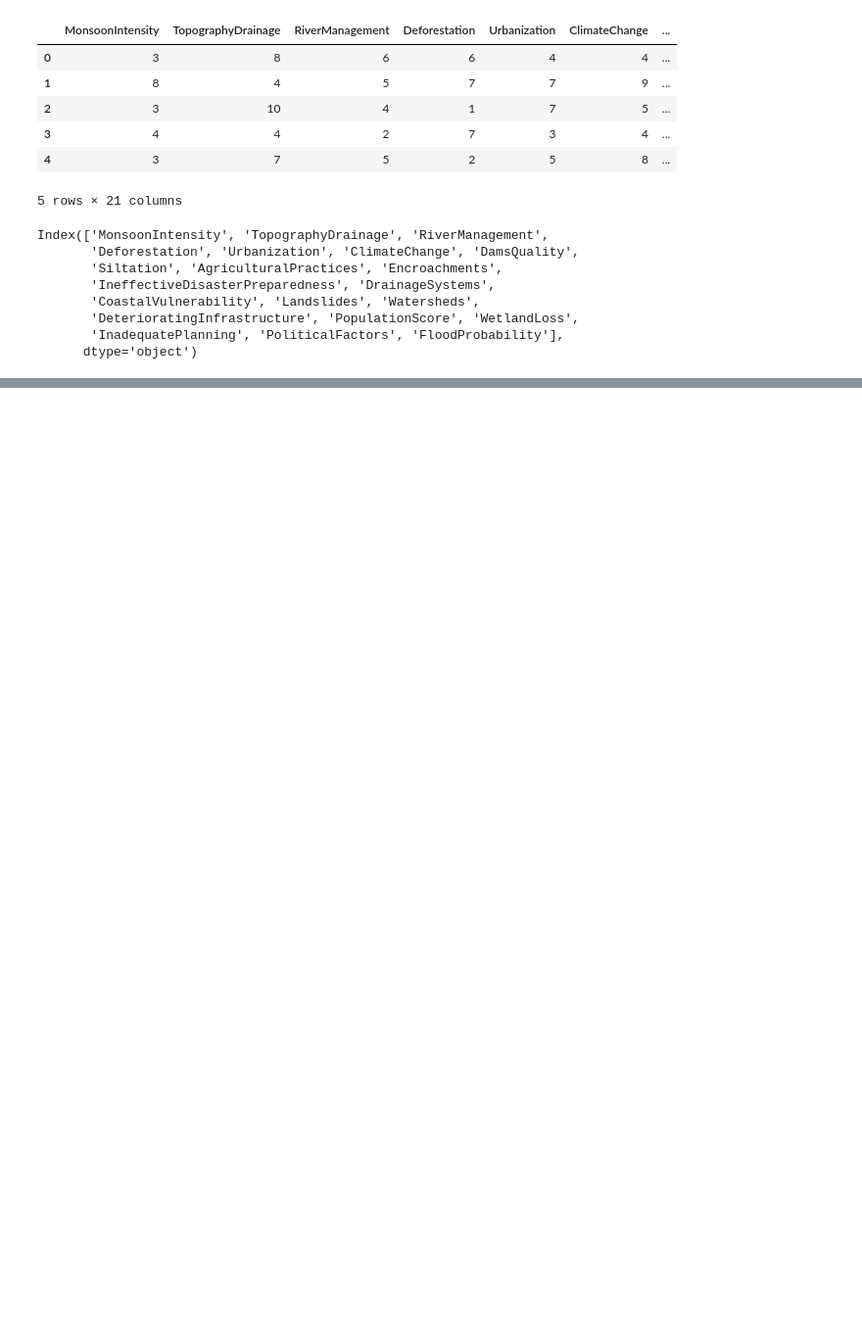
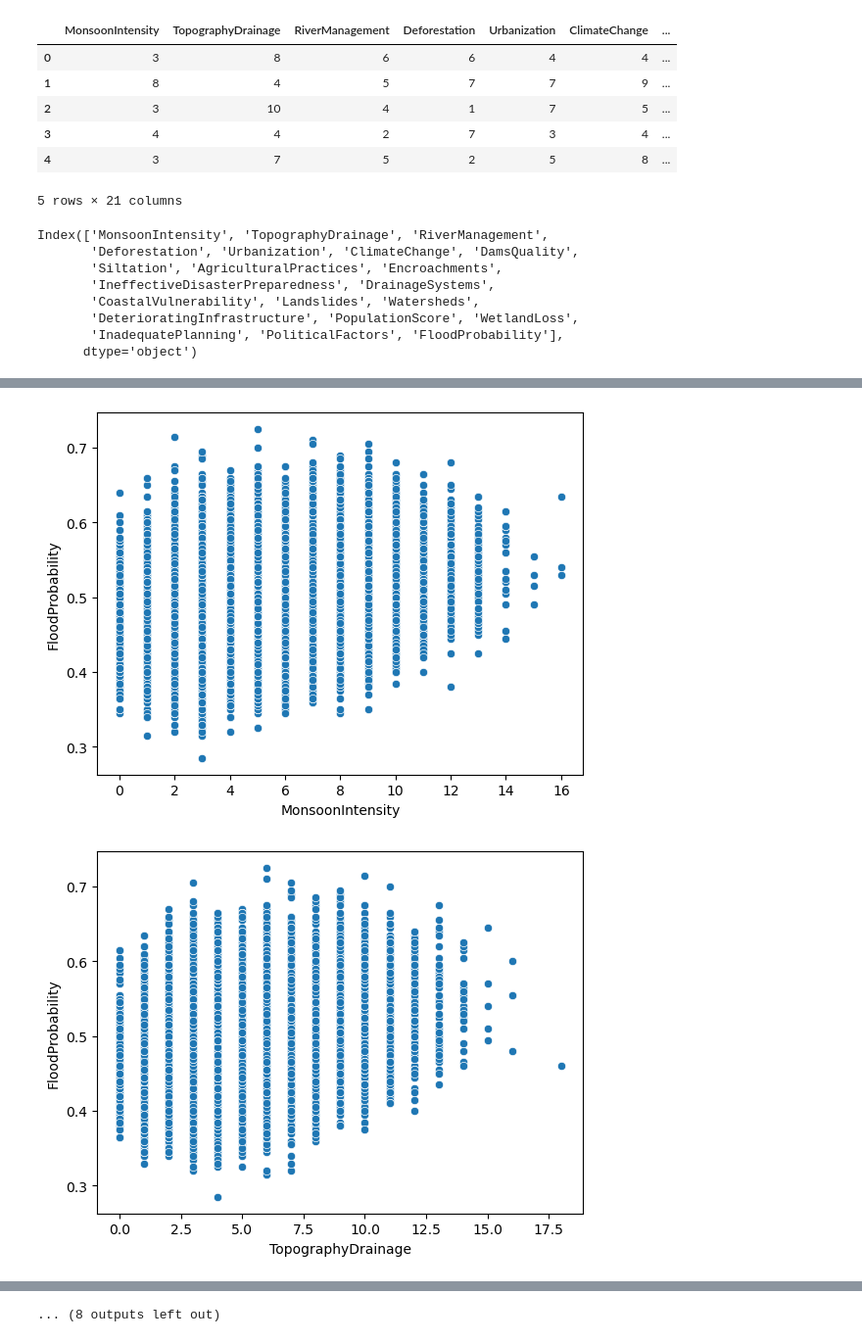
Before and after one commit to lizzinni/HSE_ML_Project, a Jupyter notebook: notebooks/project.ipynb, the cells around one changed output, grey strips where cells are left out. Shown at 98% size. Cells and saved outputs as stored; diff of their text form; code cells hidden in the pictures; blank space fills up the shorter version.

```diff
--- a/notebooks/project.ipynb
+++ b/notebooks/project.ipynb
@@ -25,0 +42,14 @@ Index(['MonsoonIntensity', 'TopographyDrainage', 'RiverManagement',
+# %%
+import matplotlib.pyplot as plt
+import seaborn as sns
+for feature in df.columns[:-1]:
+    plt.figure()
+    sns.scatterplot(data=df, x=df[feature], y=df["FloodProbability"])
+    plt.xlabel(feature)
+    plt.ylabel("FloodProbability")
+    plt.show()
+    plt.title(f"Scatter Plot of {feature} and FloodProbability")
+    plt.close()
+# %% [output]
+[figure, added]
+[figure, added]
@@ -25,0 +66 @@ Index(['MonsoonIntensity', 'TopographyDrainage', 'RiverManagement',
+... (8 outputs left out)
```
Also changed, not shown: parts of 4 cells of this notebook.
